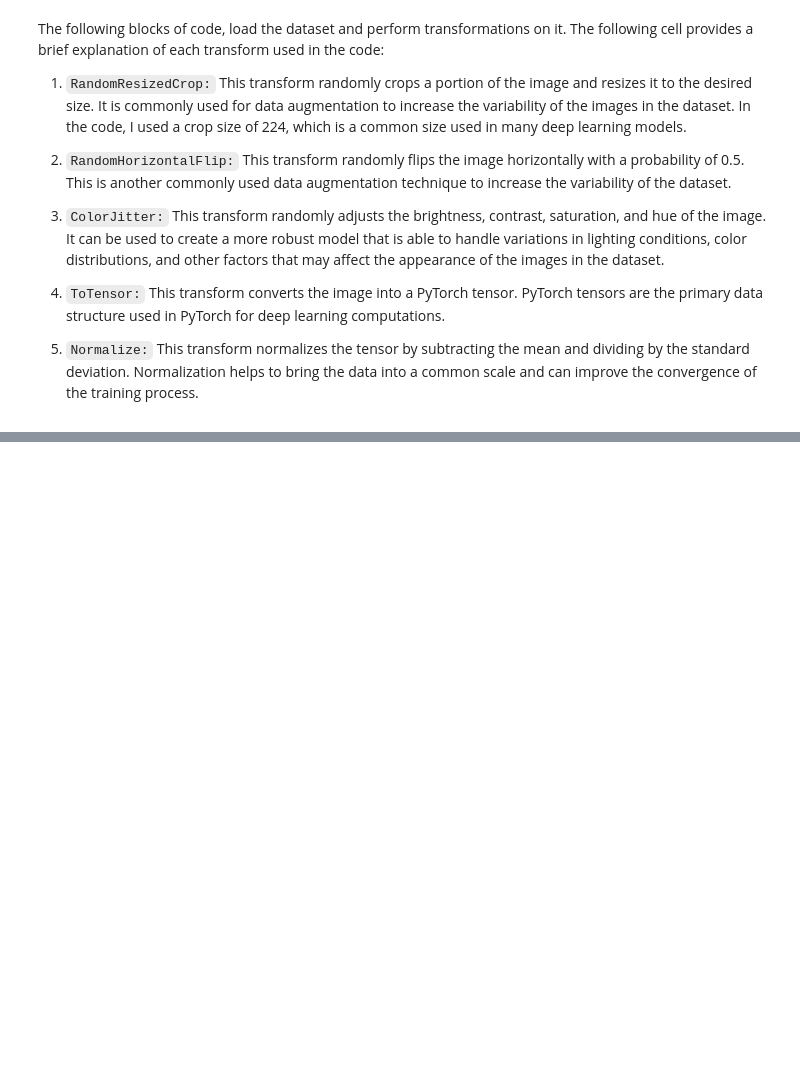
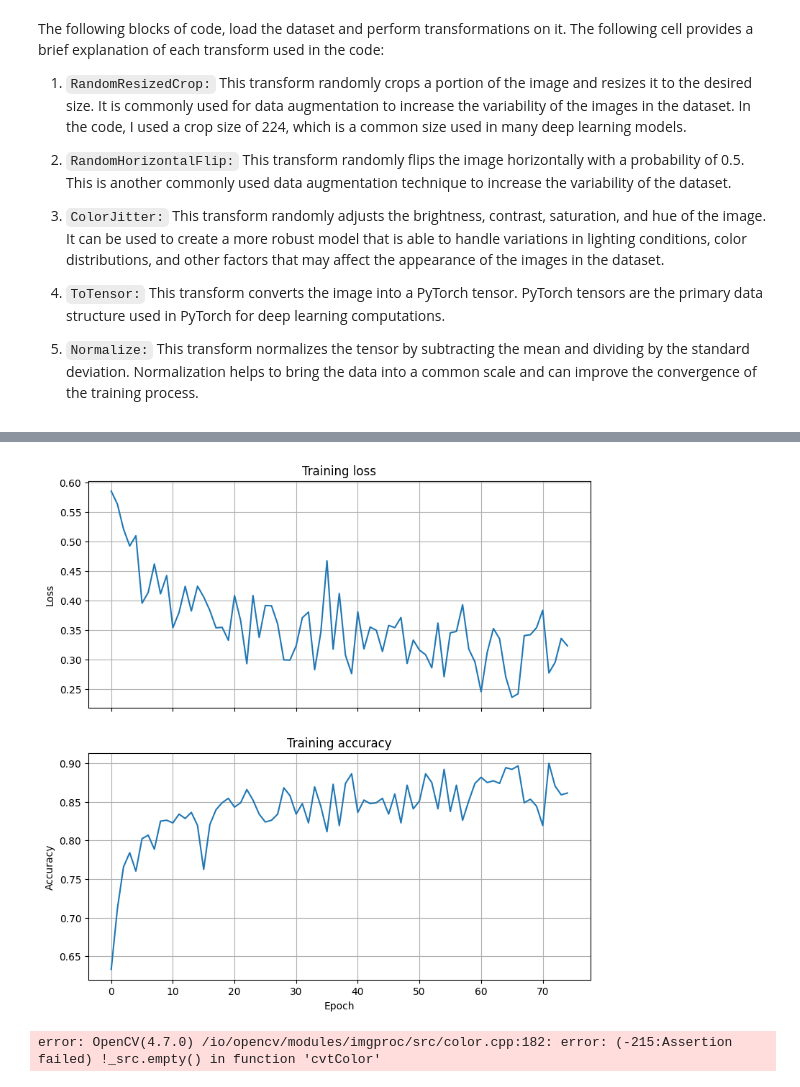
Before and after one commit to acse-ra922/detection-of-brain-tumor-using-deep-learning, a Jupyter notebook: deep learning algorithms/CNN Rubab.ipynb, the cells around one changed output, grey strips where cells are left out. Cells and saved outputs as stored; diff of their text form; code cells hidden in the pictures; blank space fills up the shorter version.

```diff
--- a/deep learning algorithms/CNN Rubab.ipynb
+++ b/deep learning algorithms/CNN Rubab.ipynb
@@ -59,0 +107,2 @@ test_loader = torch.utils.data.DataLoader(test_dataset, batch_size=batch_size, s
+# %%
+batch_size = 16
@@ -60 +151,7 @@ test_loader = torch.utils.data.DataLoader(test_dataset, batch_size=batch_size, s
+# %%
+train_ds = BrainMRIDataset(X_train, train_transformations)
+test_ds = BrainMRIDataset(X_test, test_transformations)
+
+train_dl = DataLoader(train_ds, collate_fn=train_ds.collate_fn, batch_size=batch_size, shuffle=True)
+test_dl = DataLoader(test_ds, collate_fn=test_ds.collate_fn, batch_size=batch_size, shuffle=True)
 # %%
@@ -88 +186,7 @@ class Net(nn.Module):
+# %%
+def measure_accuracy(preds, labels):
+    acc = ((preds > 0.5) == labels).float()
+    acc = torch.sum(acc) / len(labels)
+
+    return acc.detach()
 # %%
@@ -218,0 +364,25 @@ Test Loss: 0.6810, Test Accuracy: 13.6471
+# %%
+fig, (ax1, ax2) = plt.subplots(2, 1, sharex=True, figsize=(9, 9))
+
+ax1.plot(training_loss)
+ax1.set_title("Training loss")
+ax1.set(ylabel="Loss")
+ax1.grid()
+
+ax2.plot(training_acc)
+ax2.set_title("Training accuracy")
+ax2.set(ylabel="Accuracy", xlabel="Epoch")
+ax2.grid()
+
+plt.show()
+# %% [output]
+[figure, added]
+# %%
+test_loss, test_acc = [], []
+
+for ix, data in enumerate(test_dl):
+    loss, acc = test_batch(data, model, criterion)
+    test_loss.append(np.asarray(loss).mean())
+    test_acc.append(np.asarray(acc).mean())
+# %% [output]
+error: OpenCV(4.7.0) /io/opencv/modules/imgproc/src/color.cpp:182: error: (-215:Assertion failed) !_src.empty() in function 'cvtColor'
```
Also changed, not shown: parts of 22 cells of this notebook.
